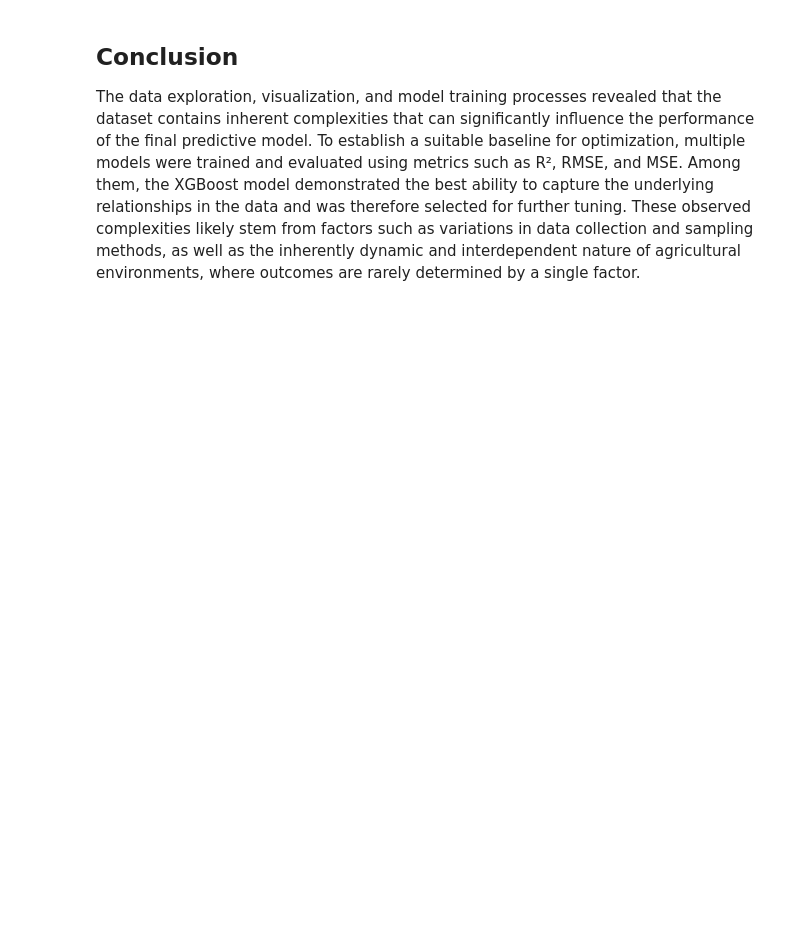
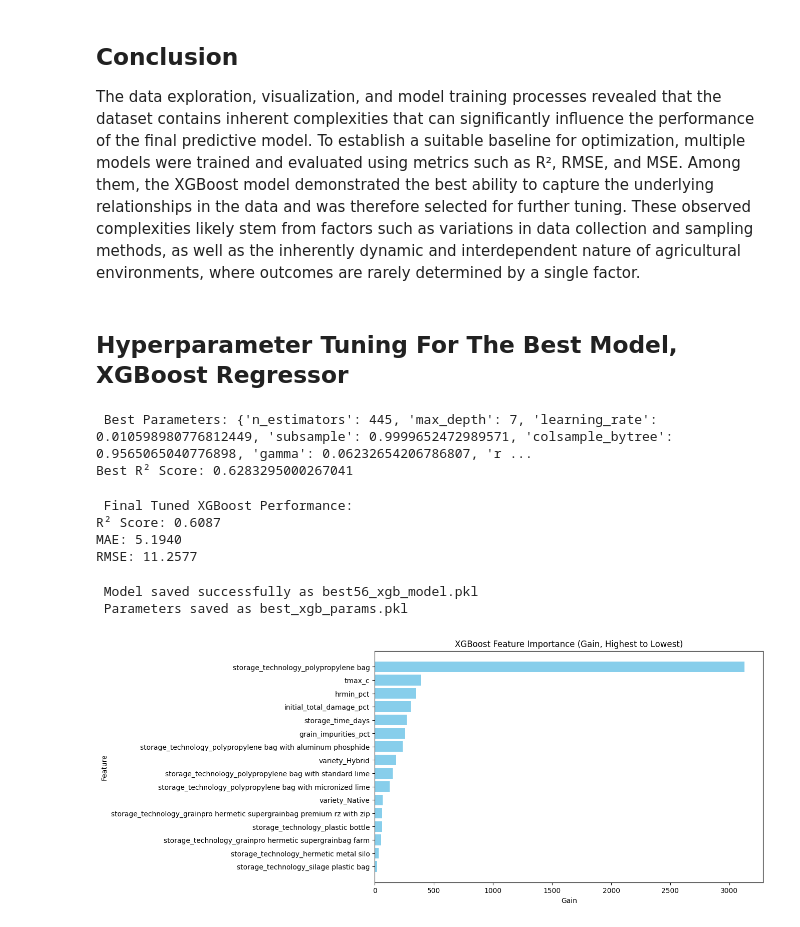
Before and after one commit to Chrisos10/CropWatch, a Jupyter notebook: model_training/Capstone_Model_Training.ipynb, the cells around one changed output. Cells and saved outputs as stored; diff of their text form; code cells hidden in the pictures; blank space fills up the shorter version.

```diff
--- a/model_training/Capstone_Model_Training.ipynb
+++ b/model_training/Capstone_Model_Training.ipynb
@@ -660,3 +732,5 @@ Passing `palette` without assigning `hue` is deprecated and will be removed in v
 ## Conclusion
 
 The data exploration, visualization, and model training processes revealed that the dataset contains inherent complexities that can significantly influence the performance of the final predictive model. To establish a suitable baseline for optimization, multiple models were trained and evaluated using metrics such as R², RMSE, and MSE. Among them, the XGBoost model demonstrated the best ability to capture the underlying relationships in the data and was therefore selected for further tuning. These observed complexities likely stem from factors such as variations in data collection and sampling methods, as well as the inherently dynamic and interdependent nature of agricultural environments, where outcomes are rarely determined by a single factor.
+# %% [markdown]
+## Hyperparameter Tuning For The Best Model, XGBoost Regressor
@@ -662,0 +763,69 @@ The data exploration, visualization, and model training processes revealed that
+# %%
+# Create the study
+optuna.logging.set_verbosity(optuna.logging.ERROR)
+study = optuna.create_study(direction='maximize')
+study.optimize(objective, n_trials=200, show_progress_bar=True)
+
+# Best parameters
+print(" Best Parameters:", study.best_params)
+print("Best R² Score:", study.best_value)
+# %% [output]
+ Best Parameters: {'n_estimators': 445, 'max_depth': 7, 'learning_rate': 0.010598980776812449, 'subsample': 0.9999652472989571, 'colsample_bytree': 0.9565065040776898, 'gamma': 0.06232654206786807, 'r ...
+Best R² Score: 0.6283295000267041
+# %%
+# Evaluate the best model on the test data
+best_params = study.best_params
+best_xgb = XGBRegressor(**best_params)
+best_xgb.fit(X_train, y_train)
+
+y_pred = best_xgb.predict(X_test)
+r2 = r2_score(y_test, y_pred)
+mae = mean_absolute_error(y_test, y_pred)
+rmse = np.sqrt(mean_squared_error(y_test, y_pred))
+
+print("\n Final Tuned XGBoost Performance:")
+print(f"R² Score: {r2:.4f}")
+print(f"MAE: {mae:.4f}")
+print(f"RMSE: {rmse:.4f}")
+# %% [output]
+ Final Tuned XGBoost Performance:
+R² Score: 0.6087
+MAE: 5.1940
+RMSE: 11.2577
+# %%
+# Saving the tuned model
+with open("best_xgb_model.pkl", "wb") as file:
+    pickle.dump(best_xgb, file)
+
+print(" Model saved successfully as best56_xgb_model.pkl")
+
+# Save the best parameters for reference
+with open("best_xgb_params.pkl", "wb") as file:
+    pickle.dump(study.best_params, file)
+print(" Parameters saved as best_xgb_params.pkl")
+# %% [output]
+ Model saved successfully as best56_xgb_model.pkl
+ Parameters saved as best_xgb_params.pkl
+# %%
+# Get feature importance by gain
+importance_dict = best_xgb.get_booster().get_score(importance_type='gain')
+
+# Convert to DataFrame
+importance_df = pd.DataFrame({
+    'feature': list(importance_dict.keys()),
+    'importance': list(importance_dict.values())
+})
+
+# Sort in descending
+importance_df = importance_df.sort_values(by='importance', ascending=False)
+
+# Plot
+plt.figure(figsize=(10,6))
+plt.barh(importance_df['feature'], importance_df['importance'], color='skyblue')
+plt.gca().invert_yaxis()
+plt.xlabel('Gain')
+plt.ylabel('Feature')
+plt.title('XGBoost Feature Importance (Gain, Highest to Lowest)')
+plt.show()
+# %% [output]
+[figure, added]
```
Also changed, not shown: parts of 26 cells of this notebook.
